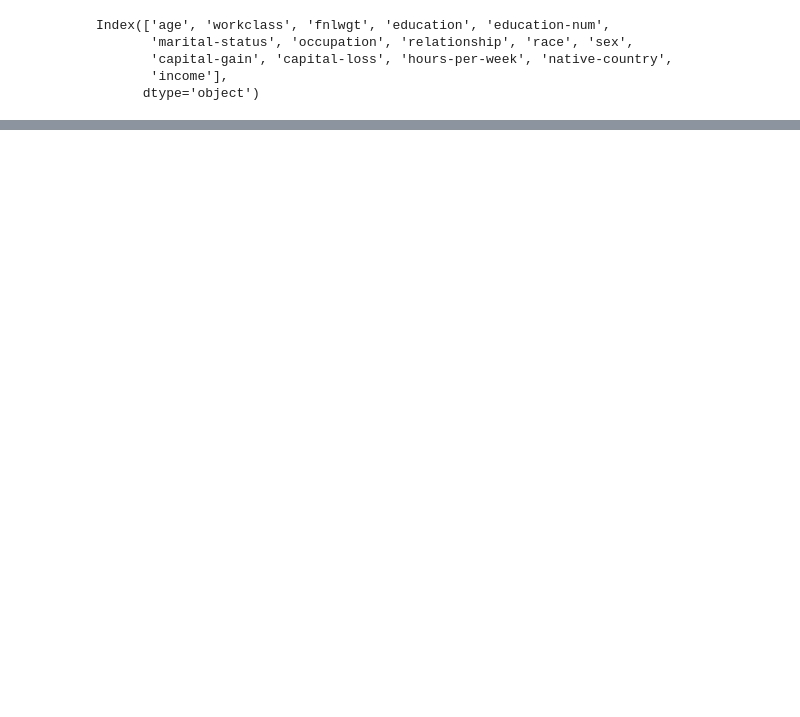
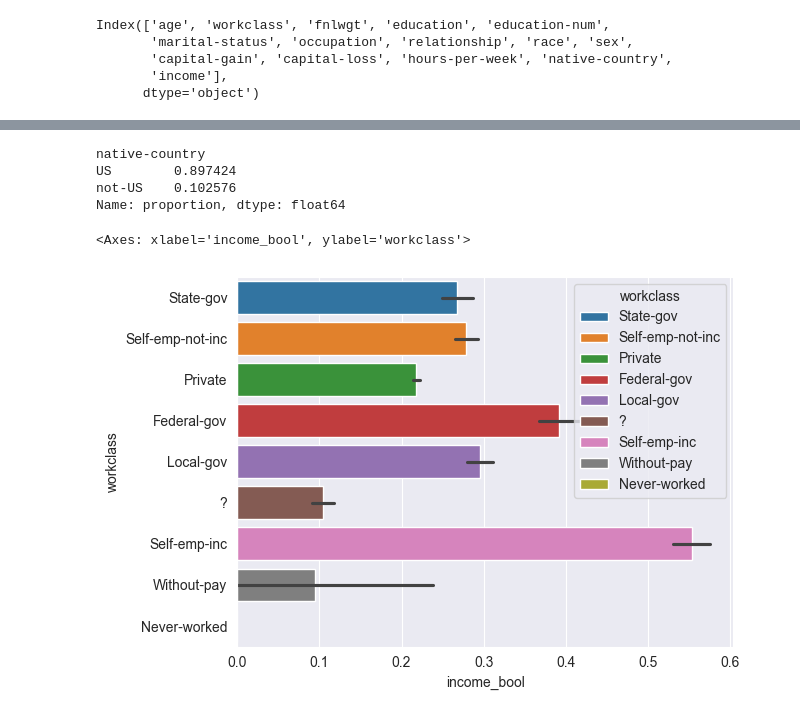
Before and after one commit to dushyantkhosla/cst4150, a Jupyter notebook: 08-Walkthroughs/02-annual-income.ipynb, the cells around one changed output, grey strips where cells are left out. Cells and saved outputs as stored; diff of their text form; code cells hidden in the pictures; blank space fills up the shorter version.

```diff
--- a/08-Walkthroughs/02-annual-income.ipynb
+++ b/08-Walkthroughs/02-annual-income.ipynb
@@ -75,0 +118,25 @@ Index(['age', 'workclass', 'fnlwgt', 'education', 'education-num',
+# %%
+df_adult.loc[:, 'income_bool'] = \
+(df_adult['income']
+    .map(lambda i: 1 if i.replace('.', '') == '>50K' else 0)
+)
+# %%
+list_valid_occupations = \
+(df_adult['occupation']
+    .fillna('MISSING')
+    .value_counts(normalize=True)
+    .round(2)
+    .cumsum()
+    .where(lambda i: i < 0.90)
+    .dropna()
+    .index
+    .tolist()
+)
+
+df_adult.loc[:, 'occupation_v2'] = [
+    occ if occ in list_valid_occupations else 'OTHER_OCCUPATION'
+    for occ
+    in df_adult['occupation']
+]
+
+df_adult.loc[:, 'occupation_v2'].value_counts(normalize=True)
@@ -75,0 +157,20 @@ Index(['age', 'workclass', 'fnlwgt', 'education', 'education-num',
+# %%
+(df_adult['native-country']
+    .map(lambda i: 'US' if i == 'United-States' else 'not-US' )
+    .value_counts(normalize=True)
+)
+# %% [output]
+native-country
+US        0.897424
+not-US    0.102576
+Name: proportion, dtype: float64
+# %%
+sns.barplot(
+    data=df_adult,
+    x='income_bool',
+    y='workclass',
+    hue='workclass'
+)
+# %% [output]
+<Axes: xlabel='income_bool', ylabel='workclass'>
+[figure, added]
```
Also changed, not shown: parts of 23 cells of this notebook.
